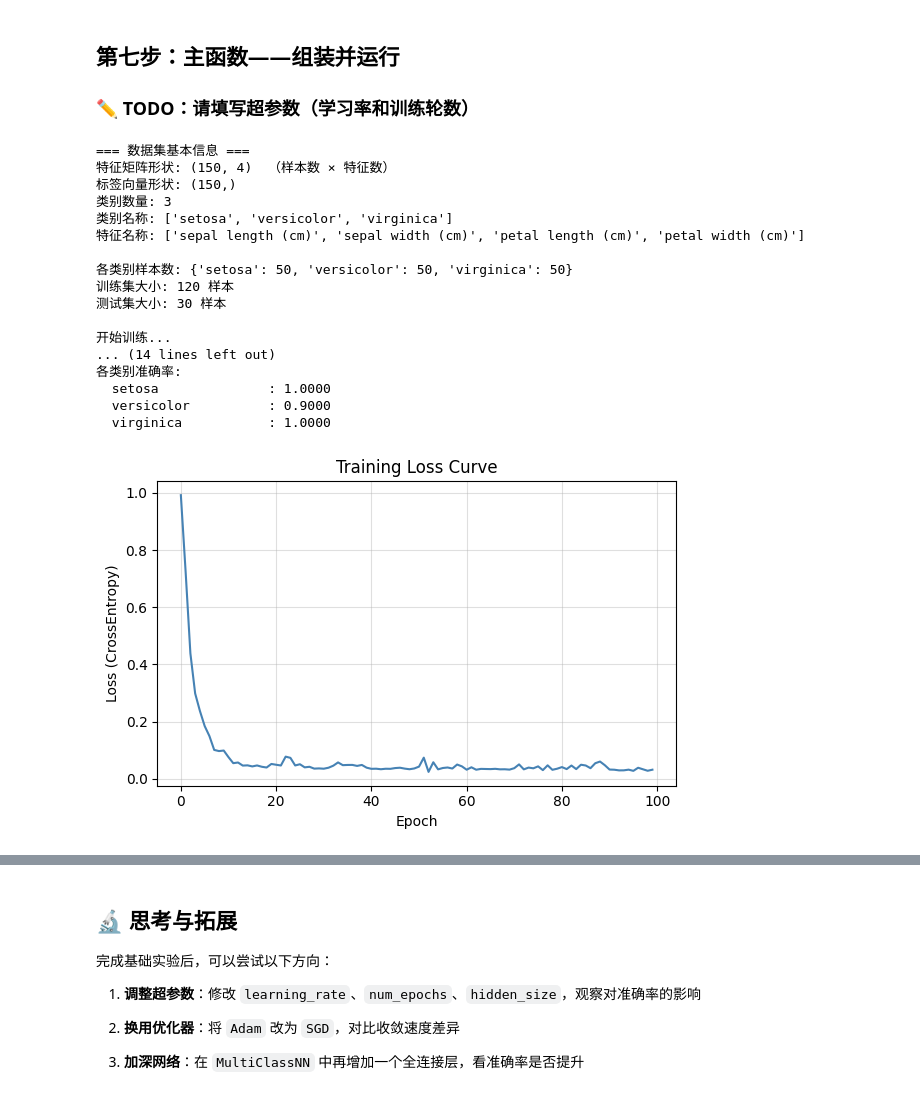
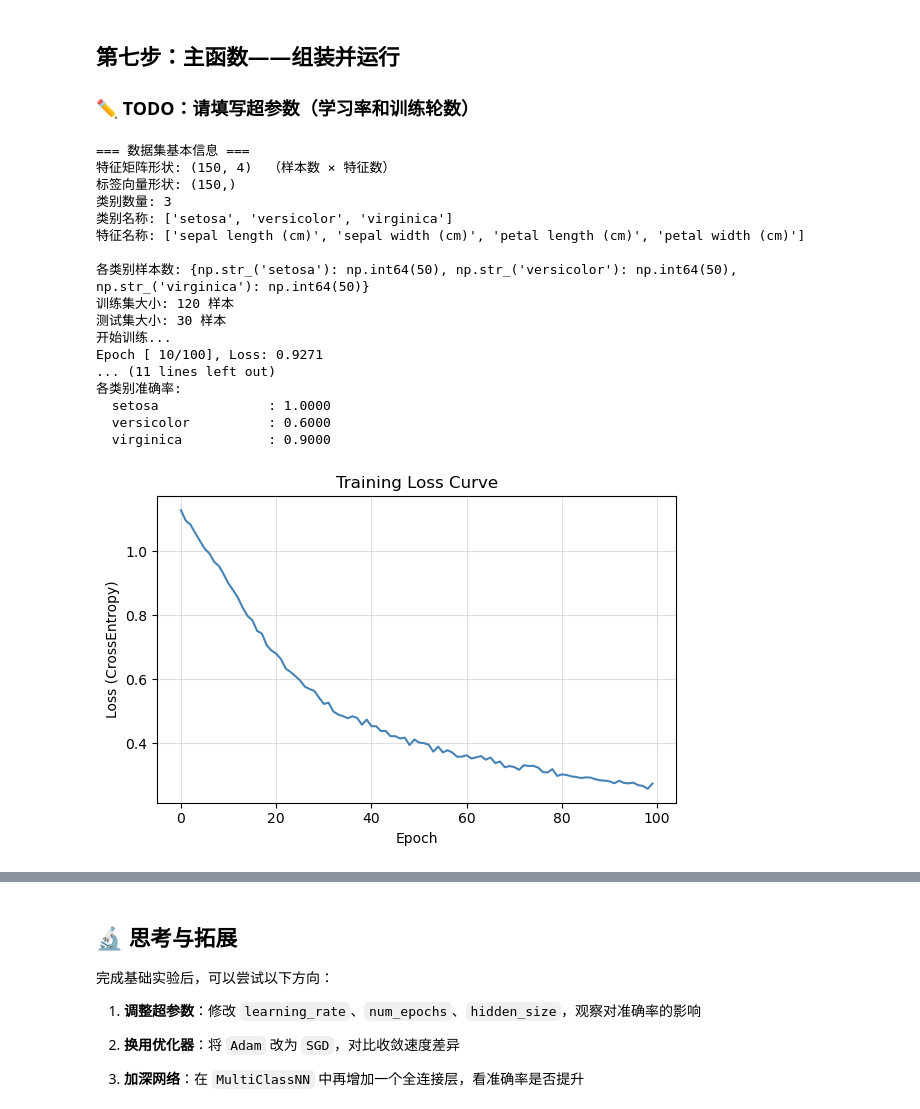
Before and after one commit to lzl-2007/pycode, a Jupyter notebook: multiclass_nn_blank.ipynb, the cells around one changed output, grey strips where cells are left out. Cells and saved outputs as stored; diff of their text form; code cells hidden in the pictures.

```diff
--- a/multiclass_nn_blank.ipynb
+++ b/multiclass_nn_blank.ipynb
@@ -125,17 +125,26 @@ class MultiClassNN(nn.Module):
         #   nn.Linear(in_features, out_features)  定义全连接层
         #   nn.ReLU()                             定义激活函数
         # 注意：最后一层输出节点数 = num_classes，不加激活函数
+        self.fc1 = nn.Linear(input_size, hidden_size)
+        self.relu = nn.ReLU()
+        self.fc2 = nn.Linear(hidden_size, hidden_size)
+        self.fc3 = nn.Linear(hidden_size, num_classes)
 
         # YOUR CODE HERE
-        raise NotImplementedError
+        #raise NotImplementedError
 
     def forward(self, x):
         # ====== 【作业 2】定义前向传播 ======
         # 提示：依次让数据通过你在 __init__ 中定义的层
         # 顺序：fc1 → relu → fc2 → relu → fc3
-
+        x = self.fc1(x)
+        x = self.relu(x)
+        x = self.fc2(x)
+        x = self.relu(x)
+        x = self.fc3(x)
+        return x
         # YOUR CODE HERE
-        raise NotImplementedError
+        #raise NotImplementedError
 
 
 # 实例化并打印模型结构
@@ -178,17 +186,22 @@ def train_model(model, train_loader, criterion, optimizer, num_epochs):
 
             # 步骤 1：前向传播，得到预测值 outputs
             # YOUR CODE HERE
+            outputs=model(inputs)
 
             # 步骤 2：用 criterion 计算损失 loss
+            loss=criterion(outputs,labels)
             # YOUR CODE HERE
 
             # 步骤 3：梯度清零（防止上一个 batch 的梯度累积）
             # YOUR CODE HERE
+            optimizer.zero_grad()
 
             # 步骤 4：反向传播（计算梯度）
+            loss.backward()
             # YOUR CODE HERE
 
             # 步骤 5：优化器更新参数
+            optimizer.step()
             # YOUR CODE HERE
 
             total_loss += loss.item()
@@ -221,13 +234,16 @@ def test_model(model, X_test, y_test, class_names):
         # ====== 【作业 4】从 outputs 得到预测类别 ======
         # 提示：torch.max(tensor, dim=1) 返回 (最大值, 最大值所在索引)
         #       多分类的预测类别 = 输出中最大值对应的索引
+        _, predicted = torch.max(outputs, dim=1)
+        predicted = predicted.numpy()
         # YOUR CODE HERE：把预测结果存入 predicted（numpy 数组）
-        raise NotImplementedError
+        #raise NotImplementedError
 
     # ====== 【作业 5】计算整体准确率 ======
     # 提示：准确率 = 预测正确的样本数 / 总样本数
+    accuracy = (predicted == y_test).sum() / len(y_test)
     # YOUR CODE HERE：将准确率存入 accuracy
-    raise NotImplementedError
+    #raise NotImplementedError
 
     print(f"测试集准确率: {accuracy:.4f} ({int(accuracy * len(y_test))}/{len(y_test)})")
 
@@ -312,40 +328,40 @@ def main():
 
     # ====== 【作业 7】选择损失函数和优化器 ======
     # 提示：多分类应使用 nn.CrossEntropyLoss()
-    criterion = ___   # YOUR CODE HERE
+    criterion = nn.CrossEntropyLoss()   # YOUR CODE HERE
 
     # 提示：可选 optim.SGD 或 optim.Adam，需传入 model.parameters() 和 lr
-    optimizer = ___   # YOUR CODE HERE
+    optimizer = optim.SGD(model.parameters(),lr=learning_rate)  # YOUR CODE HERE
     # ============================================
 
     # 训练、测试、可视化（已给出）
     print("开始训练...")
     loss_history = train_model(model, train_loader, criterion, optimizer, num_epochs)
 
     print("=== 测试结果 ===")
     predicted = test_model(model, X_test, y_test, class_names)
 
     visualize_loss(loss_history)
     visualize_predictions(X_test, y_test, predicted, class_names)
 
 
 main()
 # %% [output]
 === 数据集基本信息 ===
 特征矩阵形状: (150, 4)  （样本数 × 特征数）
 标签向量形状: (150,)
 类别数量: 3
 类别名称: ['setosa', 'versicolor', 'virginica']
 特征名称: ['sepal length (cm)', 'sepal width (cm)', 'petal length (cm)', 'petal width (cm)']
 
-各类别样本数: {'setosa': 50, 'versicolor': 50, 'virginica': 50}
+各类别样本数: {np.str_('setosa'): np.int64(50), np.str_('versicolor'): np.int64(50), np.str_('virginica'): np.int64(50)}
 训练集大小: 120 样本
 测试集大小: 30 样本
-
 开始训练...
-... (14 lines left out)
+Epoch [ 10/100], Loss: 0.9271
+... (11 lines left out)
 各类别准确率:
   setosa              : 1.0000
-  versicolor          : 0.9000
-  virginica           : 1.0000
+  versicolor          : 0.6000
+  virginica           : 0.9000
-[figure, old version]
+[figure, new version]
```
Also changed, not shown: parts of 1 cell of this notebook.
